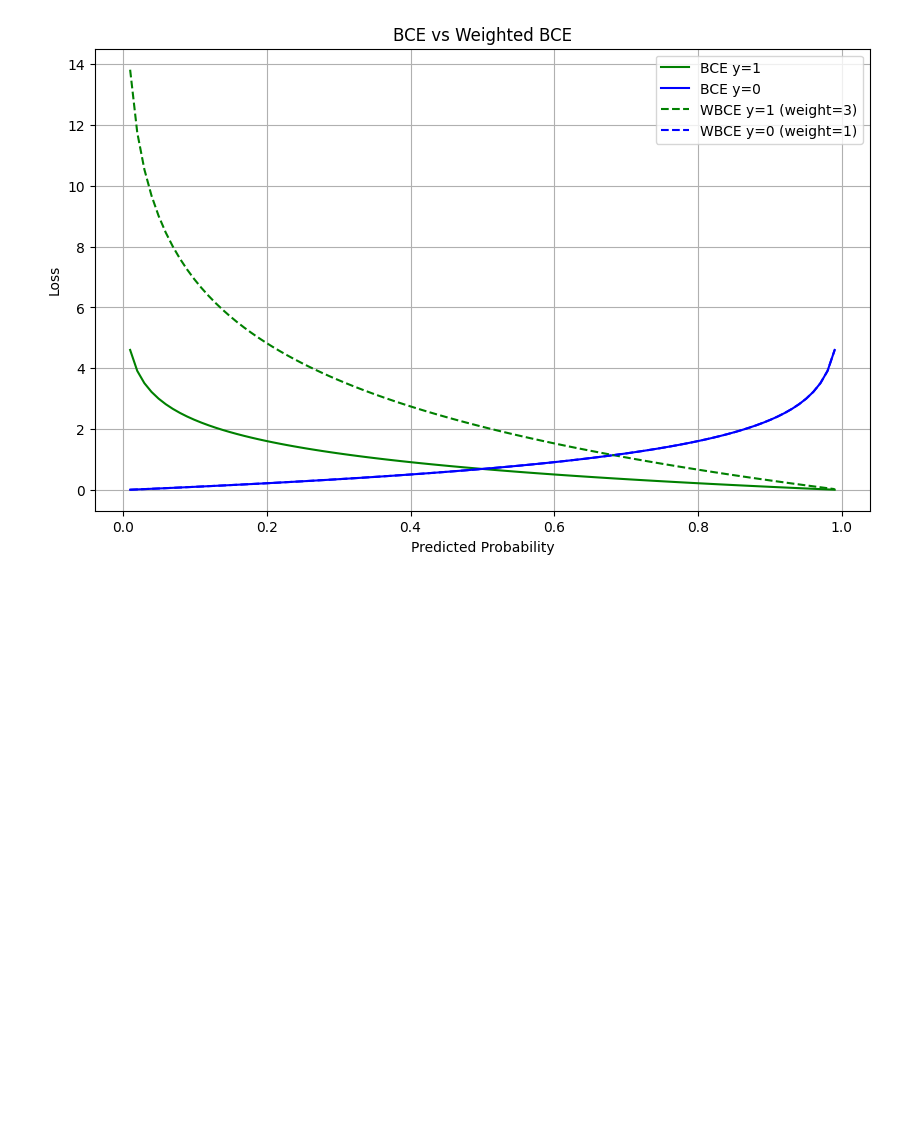
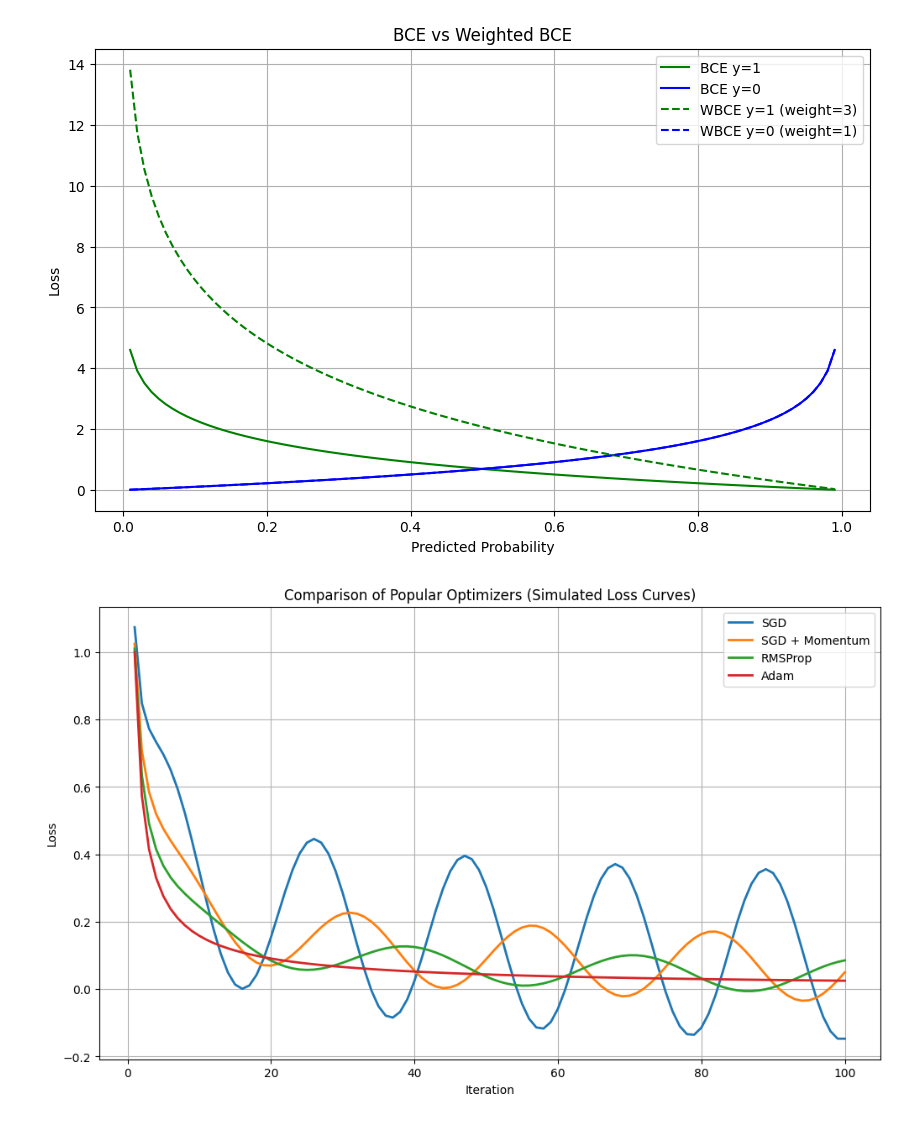
Before and after one commit to CodeverseOnGit/K-LogicNet, a Jupyter notebook: K_LogicNet.ipynb, the cells around one changed output. Saved outputs shown, nothing was run; the diff lists cells and outputs as text; code cells hidden in the pictures; blank space fills up the shorter version.

Commit message:
Comparison with other optimizers

```diff
--- a/K_LogicNet.ipynb
+++ b/K_LogicNet.ipynb
@@ -37,3 +39,32 @@ plt.grid(True)
 plt.show()
 # %% [output]
 [figure]
+# %%
+# slow, noisy
+loss_sgd = 1 / np.sqrt(iterations) + 0.25 * np.sin(0.3 * iterations)
+
+# SGD + Momentum: smoother, faster than SGD
+loss_momentum = 1 / (iterations ** 0.6) + 0.1 * np.sin(0.25 * iterations)
+
+# RMSProp: adaptive, faster convergence
+loss_rmsprop = 1 / (iterations ** 0.7) + 0.05 * np.sin(0.2 * iterations)
+
+# Adam: usually fastest & most stable
+loss_adam = 1 / (iterations ** 0.8)
+
+# --- Plot ---
+plt.figure(figsize=(12, 7))
+
+plt.plot(iterations, loss_sgd, label="SGD", linewidth=2)
+plt.plot(iterations, loss_momentum, label="SGD + Momentum", linewidth=2)
+plt.plot(iterations, loss_rmsprop, label="RMSProp", linewidth=2)
+plt.plot(iterations, loss_adam, label="Adam", linewidth=2)
+
+plt.xlabel("Iteration")
+plt.ylabel("Loss")
+plt.title("Comparison of Popular Optimizers (Simulated Loss Curves)")
+plt.legend()
+plt.grid(True)
+plt.show()
+# %% [output]
+[figure, added]
```
Also changed, not shown: parts of 1 cell of this notebook.
